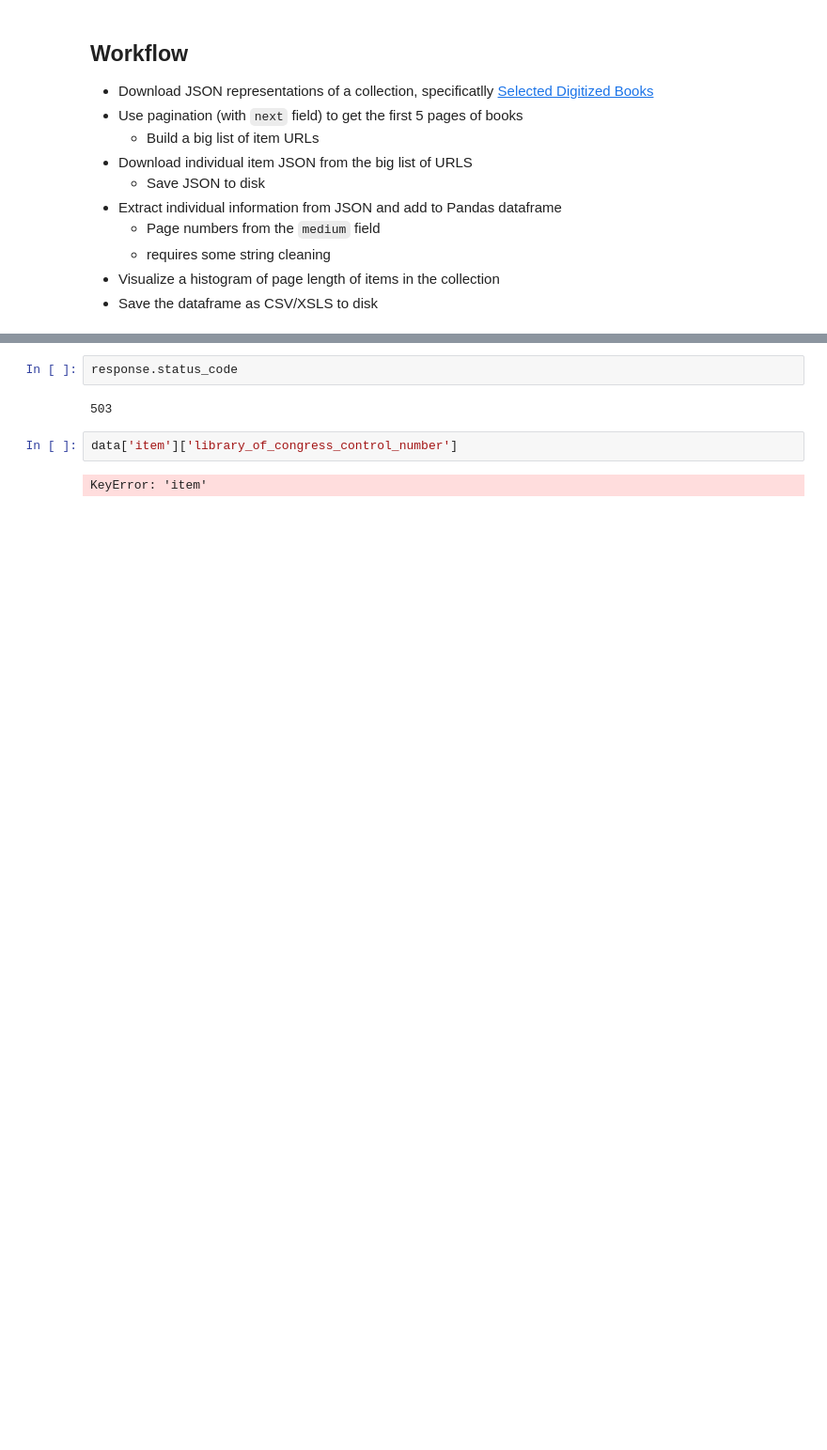
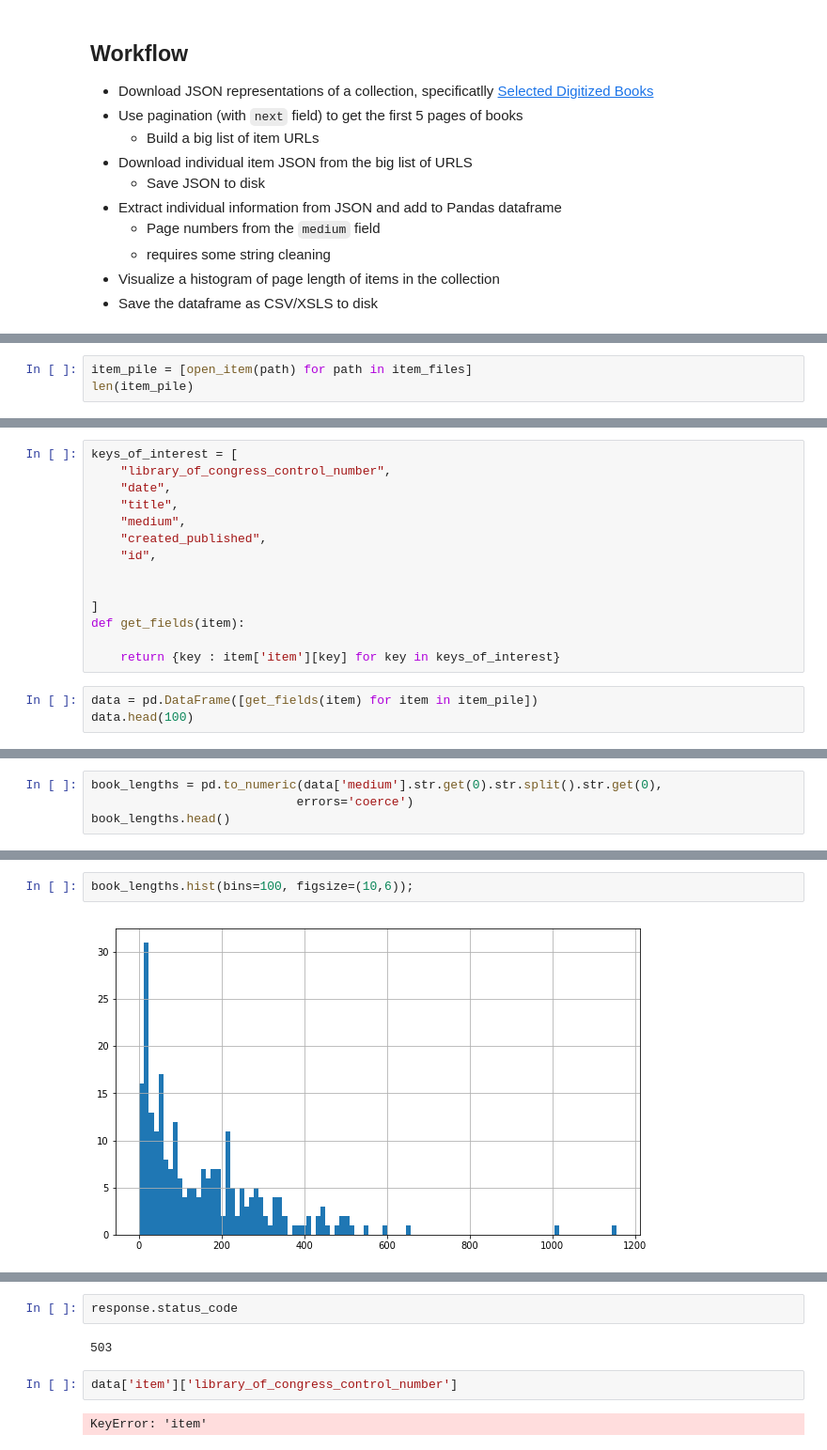
Before and after one commit to mcburton/lc-python-training, a Jupyter notebook: day-two/10-putting-it-together.ipynb, the cells around one changed output, grey strips where cells are left out. Shown: that part at 94% size. Cells and saved outputs as stored; diff of their text form; blank space fills up the shorter version.

```diff
--- a/day-two/10-putting-it-together.ipynb
+++ b/day-two/10-putting-it-together.ipynb
@@ -55,0 +127,3 @@ with open ('json-data/index.json', 'w') as f:
+# %%
+item_pile = [open_item(path) for path in item_files]
+len(item_pile)
@@ -55,0 +132,17 @@ with open ('json-data/index.json', 'w') as f:
+# %%
+keys_of_interest = [
+    "library_of_congress_control_number",
+    "date",
+    "title",
+    "medium",
+    "created_published",
+    "id",
+
+
+]
+def get_fields(item):
+
+    return {key : item['item'][key] for key in keys_of_interest}
+# %%
+data = pd.DataFrame([get_fields(item) for item in item_pile])
+data.head(100)
@@ -55,0 +168,4 @@ with open ('json-data/index.json', 'w') as f:
+# %%
+book_lengths = pd.to_numeric(data['medium'].str.get(0).str.split().str.get(0),
+                            errors='coerce')
+book_lengths.head()
@@ -55,0 +191,4 @@ with open ('json-data/index.json', 'w') as f:
+# %%
+book_lengths.hist(bins=100, figsize=(10,6));
+# %% [output]
+[figure, added]
```
Also changed, not shown: parts of 29 cells of this notebook, 30 other files.
